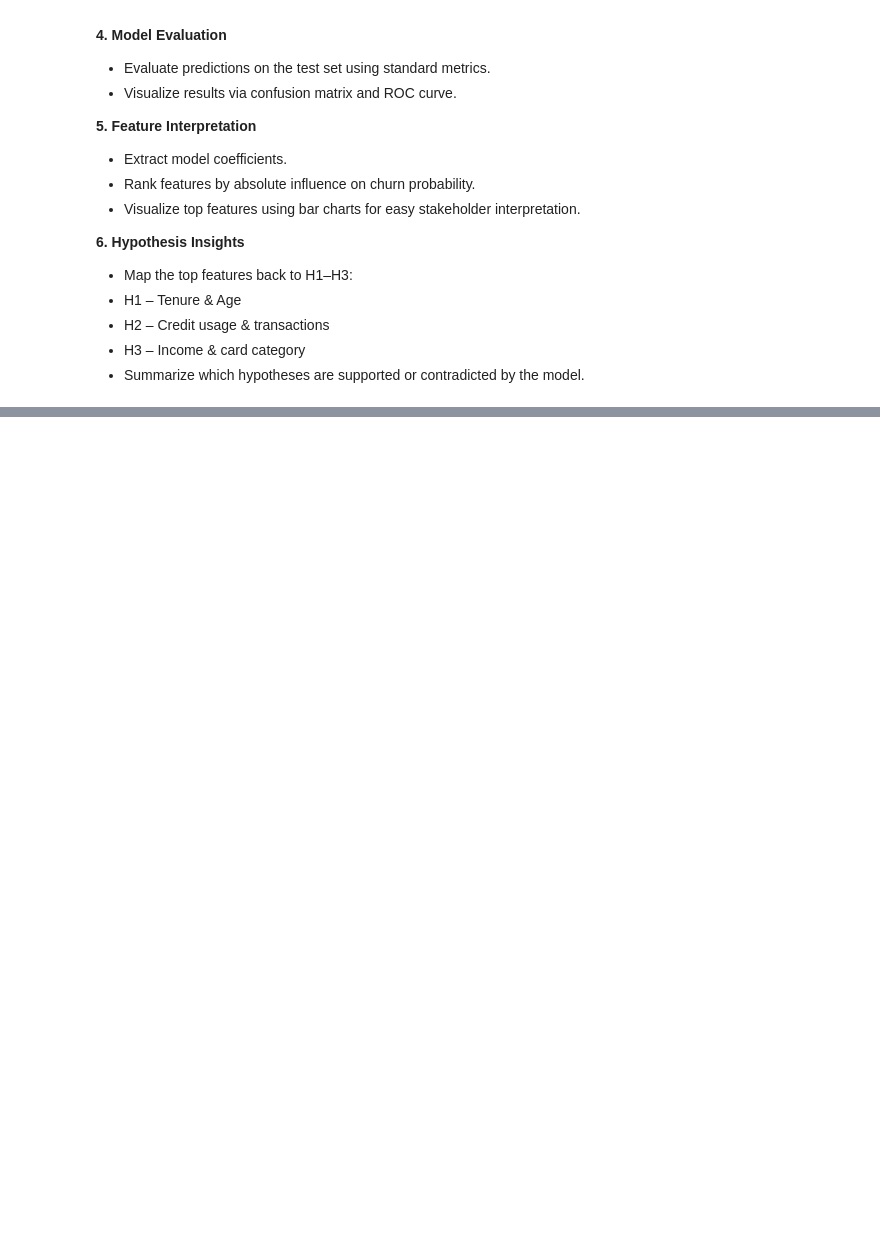
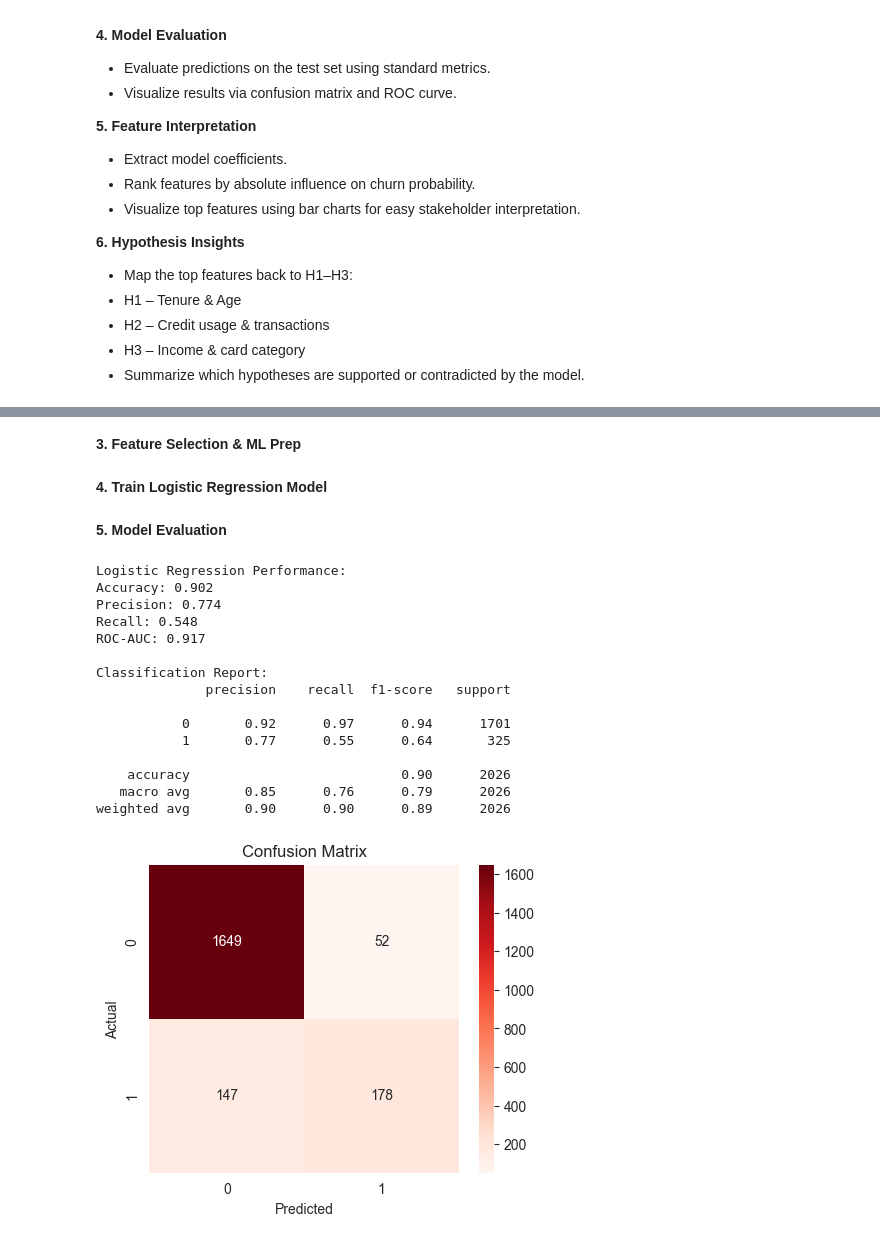
Before and after one commit to Syed313110/cc_customer_churn_analysis, a Jupyter notebook: jupyter_notebooks/03_machine_learning.ipynb, the cells around one changed output, grey strips where cells are left out. Saved outputs shown, nothing was run; the diff lists cells and outputs as text; code cells hidden in the pictures; blank space fills up the shorter version.

```diff
--- a/jupyter_notebooks/03_machine_learning.ipynb
+++ b/jupyter_notebooks/03_machine_learning.ipynb
@@ -94,0 +126,2 @@ sns.set_style("whitegrid")
+# %% [markdown]
+__**3. Feature Selection & ML Prep**__
@@ -94,0 +157,66 @@ sns.set_style("whitegrid")
+# %% [markdown]
+__**4. Train Logistic Regression Model**__
+# %%
+# Use class_weight='balanced' to handle class imbalance
+logreg = LogisticRegression(random_state=42, max_iter=1000, class_weight='balanced')
+logreg.fit(X_train, y_train)
+
+# Predict probabilities and classes
+y_pred = logreg.predict(X_test)
+y_proba = logreg.predict_proba(X_test)[:,1]
+# %% [markdown]
+__**5. Model Evaluation**__
+# %%
+from sklearn.linear_model import LogisticRegression
+from sklearn.metrics import accuracy_score, precision_score, recall_score, roc_auc_score, classification_report, confusion_matrix
+import seaborn as sns
+import matplotlib.pyplot as plt
+
+# 1. Initialize and train Logistic Regression
+lr_model = LogisticRegression(max_iter=1000)  # assign to lr_model
+lr_model.fit(X_train, y_train)
+
+# 2. Make predictions
+y_pred = lr_model.predict(X_test)
+y_proba = lr_model.predict_proba(X_test)[:,1]  # probability for ROC-AUC
+
+# 3. Evaluate performance
+acc = accuracy_score(y_test, y_pred)
+prec = precision_score(y_test, y_pred)
+rec = recall_score(y_test, y_pred)
+roc = roc_auc_score(y_test, y_proba)
+
+print("Logistic Regression Performance:")
+print(f"Accuracy: {acc:.3f}")
+print(f"Precision: {prec:.3f}")
+print(f"Recall: {rec:.3f}")
+print(f"ROC-AUC: {roc:.3f}\n")
+
+print("Classification Report:")
+print(classification_report(y_test, y_pred))
+
+# 4. Confusion Matrix
+cm = confusion_matrix(y_test, y_pred)
+plt.figure(figsize=(5,4))
+sns.heatmap(cm, annot=True, fmt='d', cmap='Reds', xticklabels=[0,1], yticklabels=[0,1])
+plt.xlabel("Predicted")
+plt.ylabel("Actual")
+plt.title("Confusion Matrix")
+plt.show()
+# %% [output]
+Logistic Regression Performance:
+Accuracy: 0.902
+Precision: 0.774
+Recall: 0.548
+ROC-AUC: 0.917
+
+Classification Report:
+              precision    recall  f1-score   support
+
+           0       0.92      0.97      0.94      1701
+           1       0.77      0.55      0.64       325
+
+    accuracy                           0.90      2026
+   macro avg       0.85      0.76      0.79      2026
+weighted avg       0.90      0.90      0.89      2026
+[figure, added]
```
Also changed, not shown: parts of 8 cells of this notebook.
